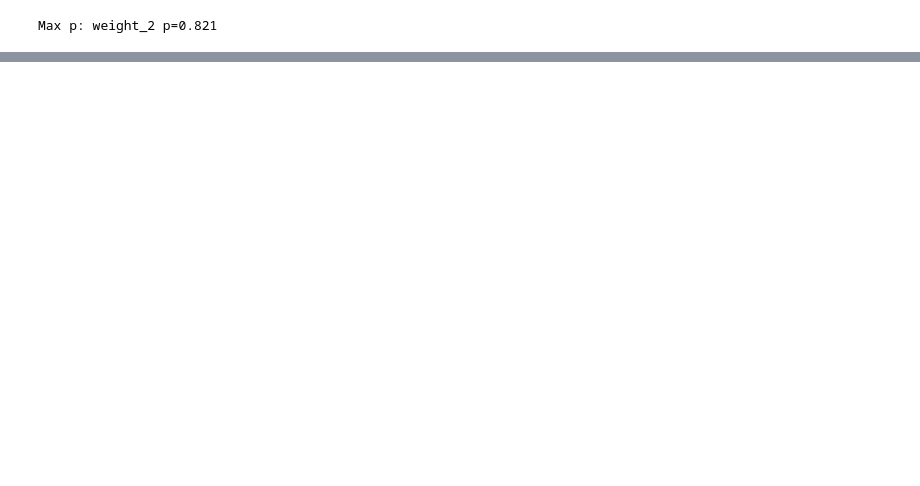
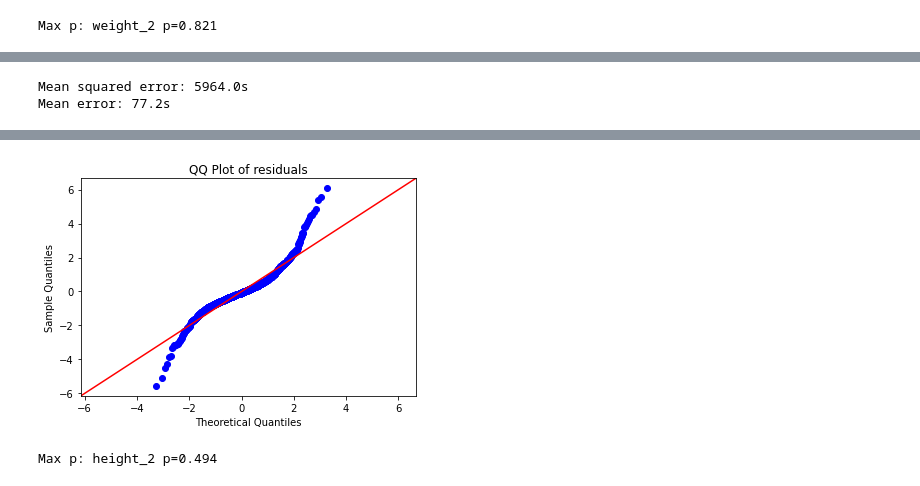
Before and after one commit to adhardy/Concept2-Pace-Predictor, a Jupyter notebook: linear-regression.ipynb, the cells around one changed output, grey strips where cells are left out. Drawn from its saved outputs; the diff is of its cells as text; code cells hidden in the pictures; blank space fills up the shorter version.

```diff
--- a/linear-regression.ipynb
+++ b/linear-regression.ipynb
@@ -488,6 +486,8 @@ pp_row.models["2nd_order"].p_max()
 Max p: weight_2 p=0.821
 # %%
 target = "result_2000"
+model_name = "2nd_order_2"
 parameters = pp_row.df.columns.drop(target).to_list()
-pp_row.add_model("2nd_order_2", target, parameters, order=2, drop="weight_2")
+pp_row.add_model(model_name, target, parameters, order=2, drop="weight_2")
+print(pp_row.models[model_name].model.summary())
 # %% [output]
@@ -494,0 +511,12 @@ NameError: name 'drop' is not defined
+# %%
+
+print(f"Mean squared error: {round(pp_row.models[model_name].mse,1)}s")
+print(f"Mean error: {round(np.sqrt(pp_row.models[model_name].mse),1)}s")
+fig = pp_row.models[model_name].plot_residuals()
+fig.show()
+pp_row.models[model_name].plot_QQ()
+pp_row.models[model_name].anova()
+pp_row.models[model_name].p_max()
+# %% [output]
+Mean squared error: 5964.0s
+Mean error: 77.2s
@@ -494,0 +524,2 @@ NameError: name 'drop' is not defined
+[figure, added]
+Max p: height_2 p=0.494
```
Also changed, not shown: parts of 9 cells of this notebook, 1 other file.
